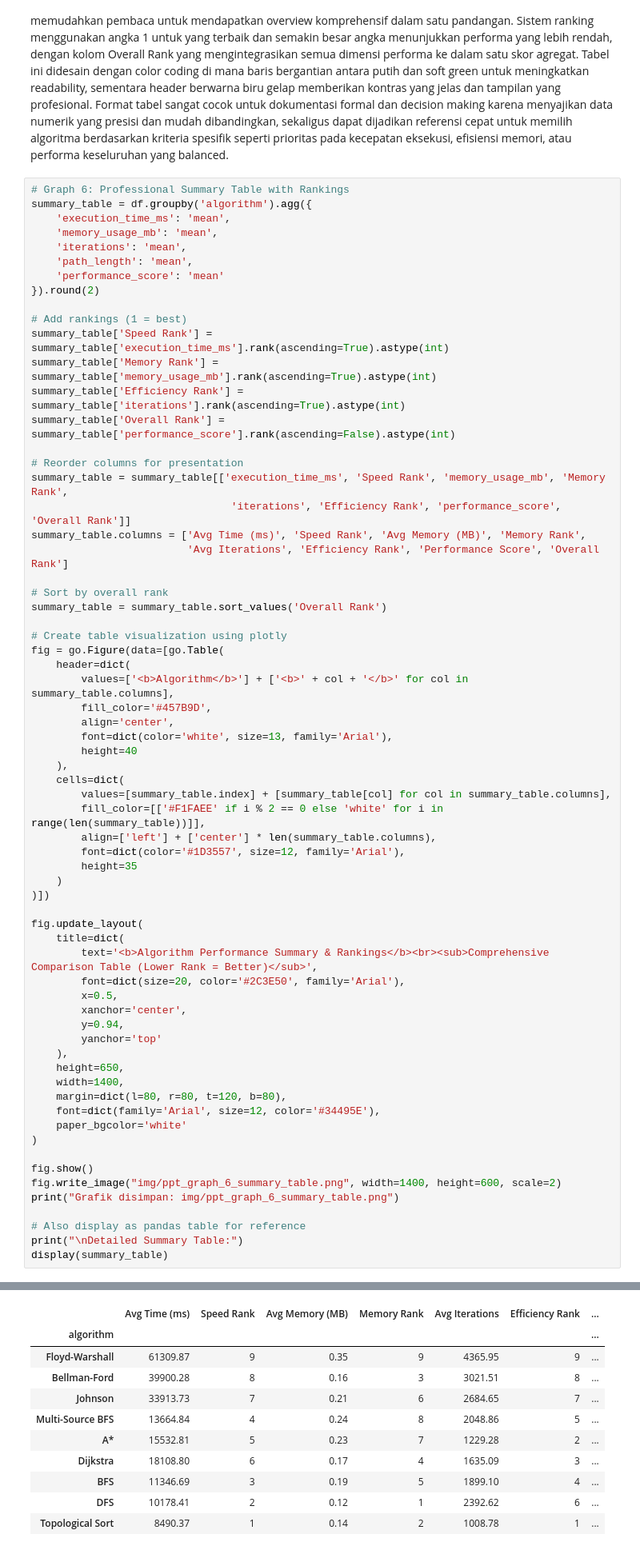
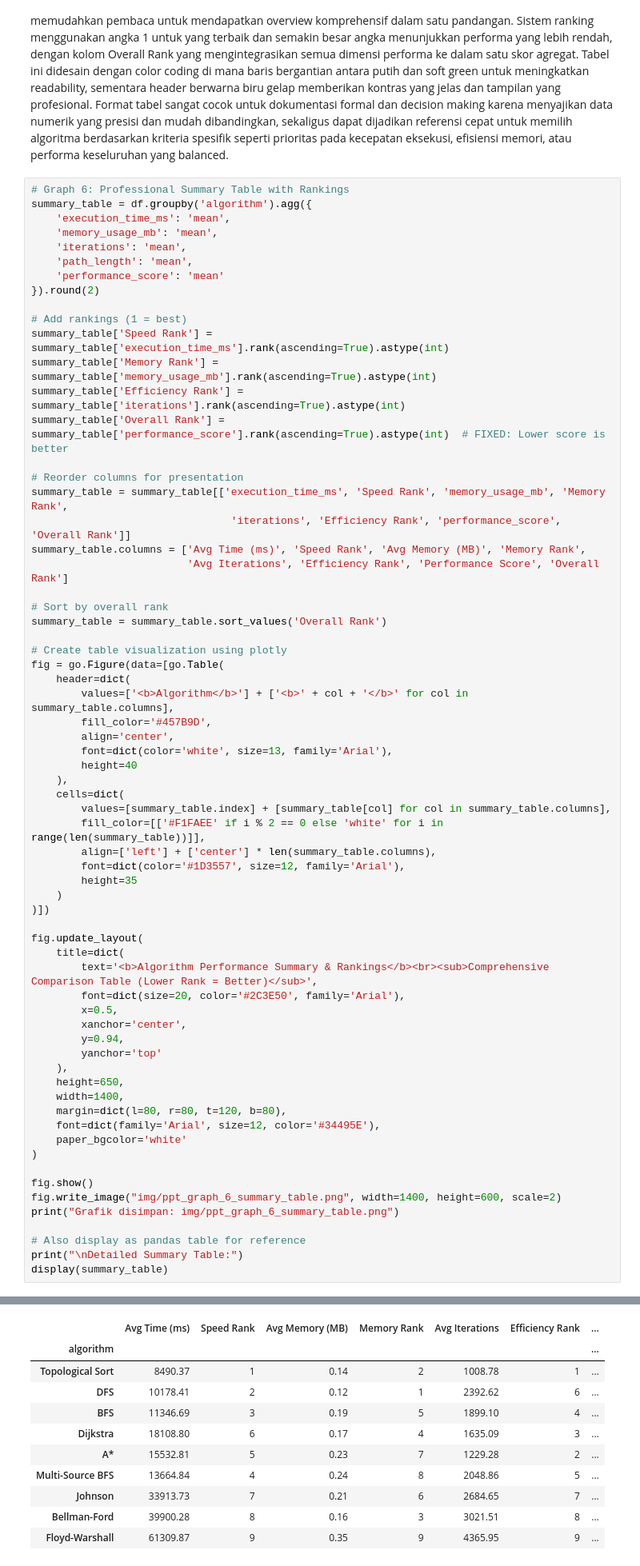
Before and after one commit to Glenferdinza/graphteoryalgorithmscrapper, a Jupyter notebook: analysis.ipynb, the cells around one changed output, grey strips where cells are left out. Shown at 80% size. Cells and saved outputs as stored; diff of their text form.

```diff
--- a/analysis.ipynb
+++ b/analysis.ipynb
@@ -1429,7 +1421,7 @@ summary_table = df.groupby('algorithm').agg({
 summary_table['Speed Rank'] = summary_table['execution_time_ms'].rank(ascending=True).astype(int)
 summary_table['Memory Rank'] = summary_table['memory_usage_mb'].rank(ascending=True).astype(int)
 summary_table['Efficiency Rank'] = summary_table['iterations'].rank(ascending=True).astype(int)
-summary_table['Overall Rank'] = summary_table['performance_score'].rank(ascending=False).astype(int)
+summary_table['Overall Rank'] = summary_table['performance_score'].rank(ascending=True).astype(int)  # FIXED: Lower score is better
 
 # Reorder columns for presentation
 summary_table = summary_table[['execution_time_ms', 'Speed Rank', 'memory_usage_mb', 'Memory Rank',
@@ -1460,39 +1452,39 @@ fig = go.Figure(data=[go.Table(
 
 fig.update_layout(
     title=dict(
         text='<b>Algorithm Performance Summary & Rankings</b><br><sub>Comprehensive Comparison Table (Lower Rank = Better)</sub>',
         font=dict(size=20, color='#2C3E50', family='Arial'),
         x=0.5,
         xanchor='center',
         y=0.94,
         yanchor='top'
     ),
     height=650,
     width=1400,
     margin=dict(l=80, r=80, t=120, b=80),
     font=dict(family='Arial', size=12, color='#34495E'),
     paper_bgcolor='white'
 )
 
 fig.show()
 fig.write_image("img/ppt_graph_6_summary_table.png", width=1400, height=600, scale=2)
 print("Grafik disimpan: img/ppt_graph_6_summary_table.png")
 
 # Also display as pandas table for reference
 print("\nDetailed Summary Table:")
 display(summary_table)
 # %% [output]
 Grafik disimpan: img/ppt_graph_6_summary_table.png
 
 Detailed Summary Table:
 |  | Avg Time (ms) | Speed Rank | Avg Memory (MB) | Memory Rank | Avg Iterations | Efficiency Rank | ... |
 | algorithm |  |  |  |  |  |  | ... |
+| Topological Sort | 8490.37 | 1 | 0.14 | 2 | 1008.78 | 1 | ... |
+| DFS | 10178.41 | 2 | 0.12 | 1 | 2392.62 | 6 | ... |
+| BFS | 11346.69 | 3 | 0.19 | 5 | 1899.10 | 4 | ... |
+| Dijkstra | 18108.80 | 6 | 0.17 | 4 | 1635.09 | 3 | ... |
+| A* | 15532.81 | 5 | 0.23 | 7 | 1229.28 | 2 | ... |
+| Multi-Source BFS | 13664.84 | 4 | 0.24 | 8 | 2048.86 | 5 | ... |
+| Johnson | 33913.73 | 7 | 0.21 | 6 | 2684.65 | 7 | ... |
+| Bellman-Ford | 39900.28 | 8 | 0.16 | 3 | 3021.51 | 8 | ... |
 | Floyd-Warshall | 61309.87 | 9 | 0.35 | 9 | 4365.95 | 9 | ... |
-| Bellman-Ford | 39900.28 | 8 | 0.16 | 3 | 3021.51 | 8 | ... |
-| Johnson | 33913.73 | 7 | 0.21 | 6 | 2684.65 | 7 | ... |
-| Multi-Source BFS | 13664.84 | 4 | 0.24 | 8 | 2048.86 | 5 | ... |
-| A* | 15532.81 | 5 | 0.23 | 7 | 1229.28 | 2 | ... |
-| Dijkstra | 18108.80 | 6 | 0.17 | 4 | 1635.09 | 3 | ... |
-| BFS | 11346.69 | 3 | 0.19 | 5 | 1899.10 | 4 | ... |
-| DFS | 10178.41 | 2 | 0.12 | 1 | 2392.62 | 6 | ... |
-| Topological Sort | 8490.37 | 1 | 0.14 | 2 | 1008.78 | 1 | ... |
```
Also changed, not shown: parts of 5 cells of this notebook, 2 other files.
